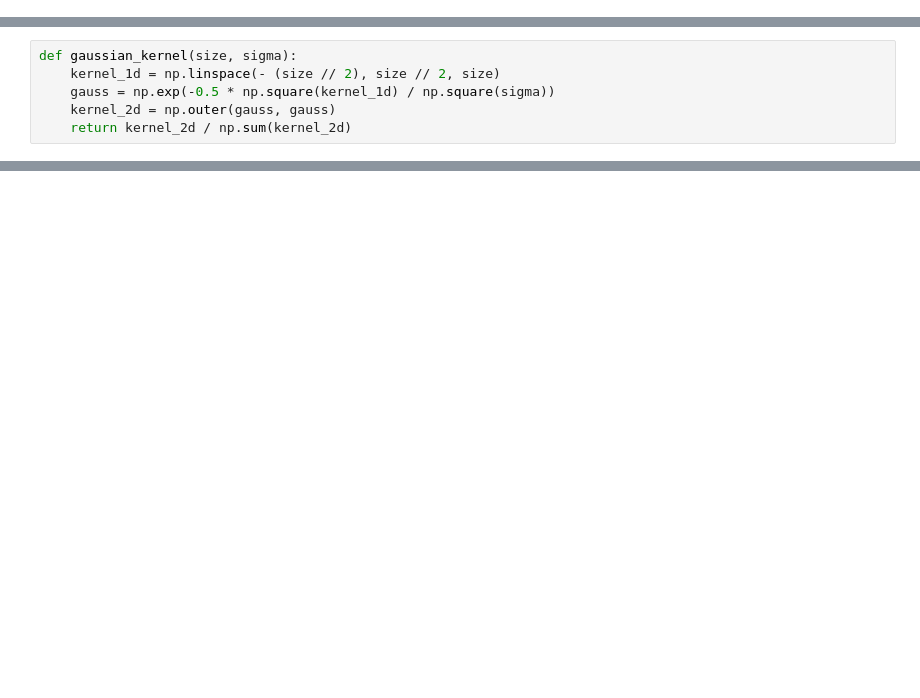
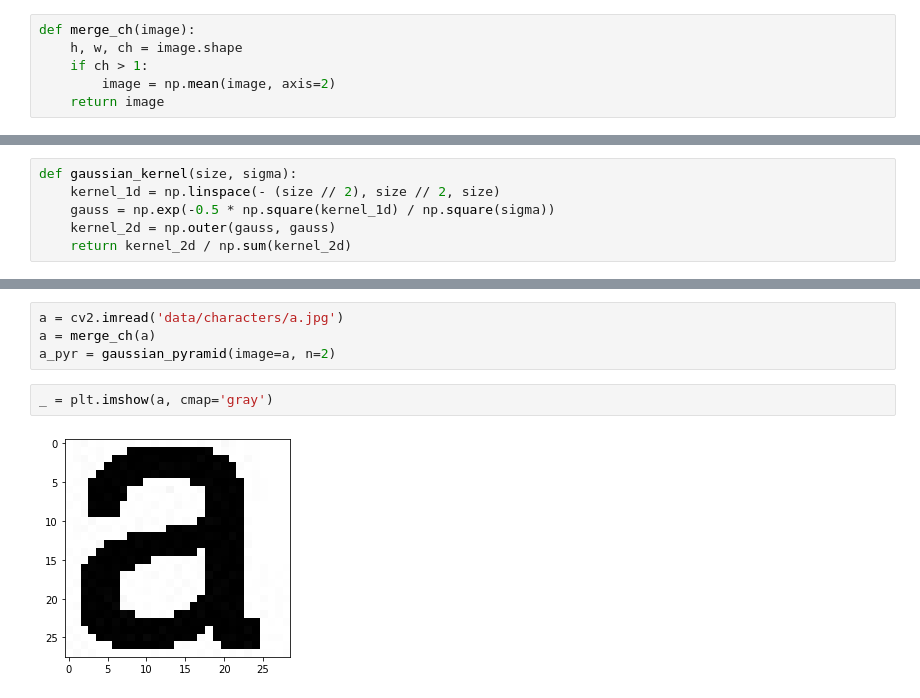
Before and after one commit to vinaykudari/ub, a Jupyter notebook: spring-22/CSE573-CVIP/OCR/notebook.ipynb, the cells around one changed output, grey strips where cells are left out. Drawn from its saved outputs; the diff is of its cells as text; blank space fills up the shorter version.

```diff
--- a/spring-22/CSE573-CVIP/OCR/notebook.ipynb
+++ b/spring-22/CSE573-CVIP/OCR/notebook.ipynb
@@ -8,3 +10,9 @@ import numpy as np
+# %%
+def merge_ch(image):
+    h, w, ch = image.shape
+    if ch > 1:
+        image = np.mean(image, axis=2)
+    return image
 # %%
 def threshold(image, val=0.0, reverse=False):
     h, w, ch = image.shape
@@ -181,0 +230,8 @@ _ = plt.imshow(temp, cmap='gray')
+# %%
+a = cv2.imread('data/characters/a.jpg')
+a = merge_ch(a)
+a_pyr = gaussian_pyramid(image=a, n=2)
+# %%
+_ = plt.imshow(a, cmap='gray')
+# %% [output]
+[figure, added]
```
Also changed, not shown: parts of 13 cells of this notebook, 1 other file.
